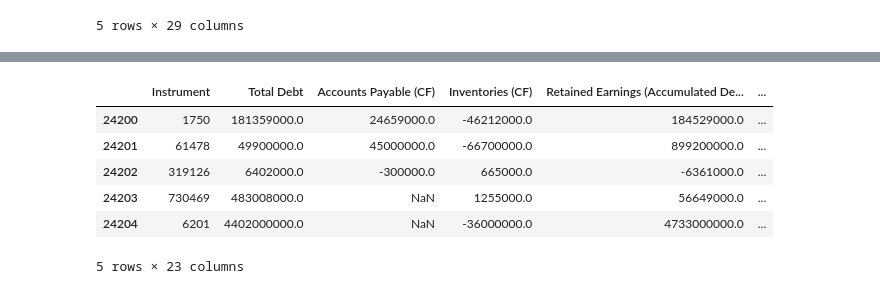
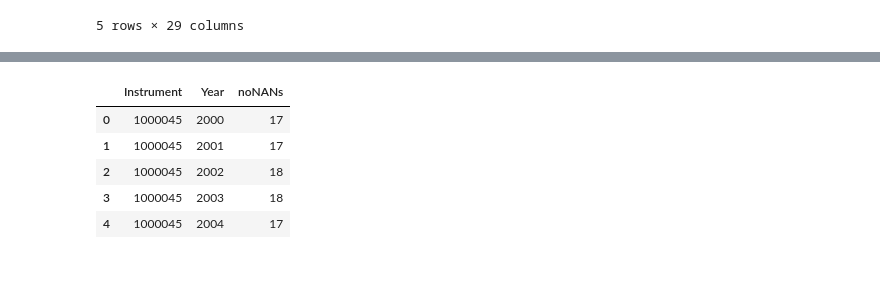
Before and after one commit to Faisalsouz/bankruptcy, a Jupyter notebook: data/Eikon/Cleaning.ipynb, the cells around one changed output, grey strips where cells are left out. Cells and saved outputs as stored; diff of their text form; code cells hidden in the pictures.

```diff
--- a/data/Eikon/Cleaning.ipynb
+++ b/data/Eikon/Cleaning.ipynb
@@ -53,14 +111,0 @@ Bankrupt
-# %%
-# drop non-quantitative columns
-healthy = healthy_raw.drop(columns=['NAICS Industry Group Name', 'Delisted Quote Flag', 'Company Common Name',
-                                    'CIK Number', 'Instrument Is Active Flag', 'Bankrupt'])
-
-healthy.head()
-# %% [output]
-|  | Instrument | Total Debt | Accounts Payable (CF) | Inventories (CF) | Retained Earnings (Accumulated De... | ... |
-| 24200 | 1750 | 181359000.0 | 24659000.0 | -46212000.0 | 184529000.0 | ... |
-| 24201 | 61478 | 49900000.0 | 45000000.0 | -66700000.0 | 899200000.0 | ... |
-| 24202 | 319126 | 6402000.0 | -300000.0 | 665000.0 | -6361000.0 | ... |
-| 24203 | 730469 | 483008000.0 | NaN | 1255000.0 | 56649000.0 | ... |
-| 24204 | 6201 | 4402000000.0 | NaN | -36000000.0 | 4733000000.0 | ... |
-5 rows × 23 columns
@@ -79,0 +112,13 @@ healthy_nan.head()
+# %%
+healthy = healthy.groupby(['Instrument', 'Year']).sum().reset_index()
+healthy['noNANs'] = healthy.sum(axis=1)
+healthy = healthy[['Instrument', 'Year', 'noNANs']]
+
+healthy.head()
+# %% [output]
+|  | Instrument | Year | noNANs |
+| 0 | 1000045 | 2000 | 17 |
+| 1 | 1000045 | 2001 | 17 |
+| 2 | 1000045 | 2002 | 18 |
+| 3 | 1000045 | 2003 | 18 |
+| 4 | 1000045 | 2004 | 17 |
```
Also changed, not shown: parts of 18 cells of this notebook, 2 other files.
